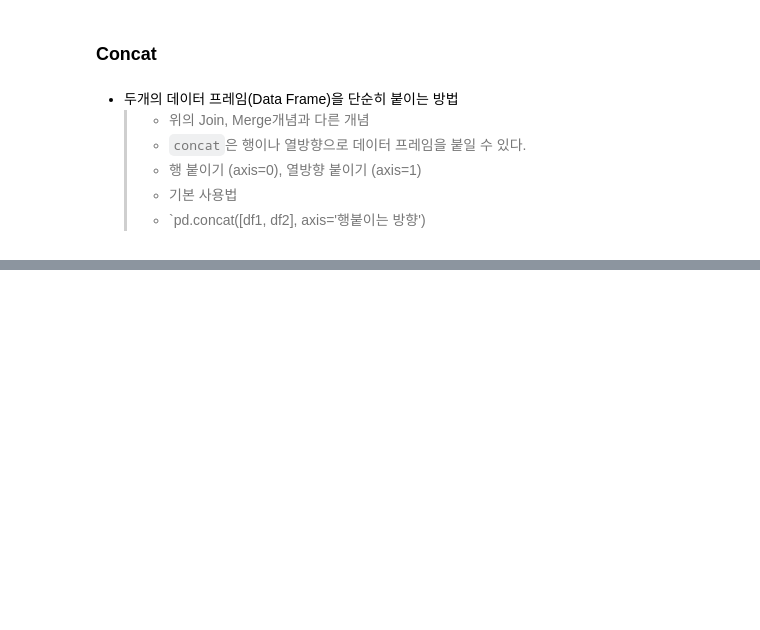
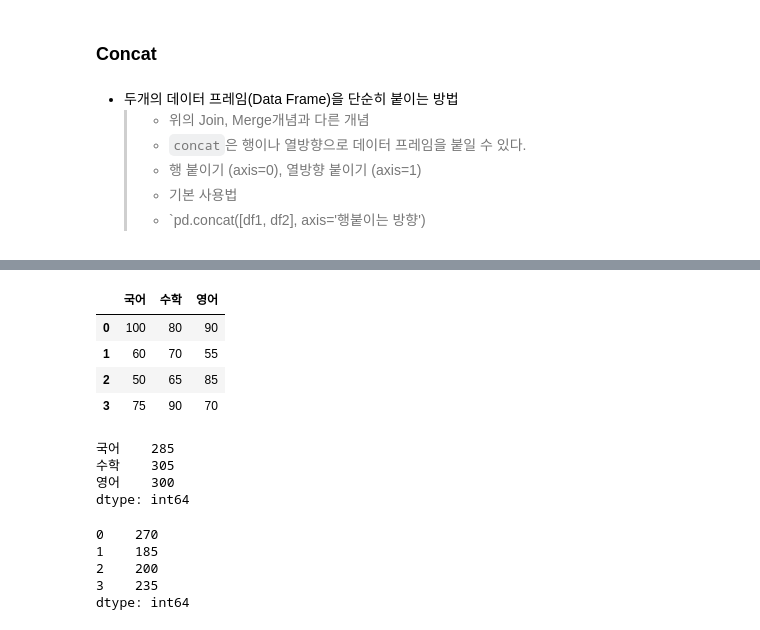
Before and after one commit to sleeptiger/Abc-project, a Jupyter notebook: pandas정리L.ipynb, the cells around one changed output, grey strips where cells are left out. Cells and saved outputs as stored; diff of their text form; code cells hidden in the pictures; blank space fills up the shorter version.

```diff
--- a/pandas정리L.ipynb
+++ b/pandas정리L.ipynb
@@ -682,0 +967,25 @@ pd.concat([df1, df2], axis=1, join='inner')
+# %%
+df = pd.DataFrame({'국어': [100, 60, 50, 75], '수학': [80, 70, 65, 90], '영어': [90, 55, 85, 70]})
+# %%
+df
+# %% [output]
+|  | 국어 | 수학 | 영어 |
+| 0 | 100 | 80 | 90 |
+| 1 | 60 | 70 | 55 |
+| 2 | 50 | 65 | 85 |
+| 3 | 75 | 90 | 70 |
+# %%
+df.sum()
+# %% [output]
+국어    285
+수학    305
+영어    300
+dtype: int64
+# %%
+df.sum(axis=1)
+# %% [output]
+0    270
+1    185
+2    200
+3    235
+dtype: int64
```
Also changed, not shown: parts of 35 cells of this notebook.
